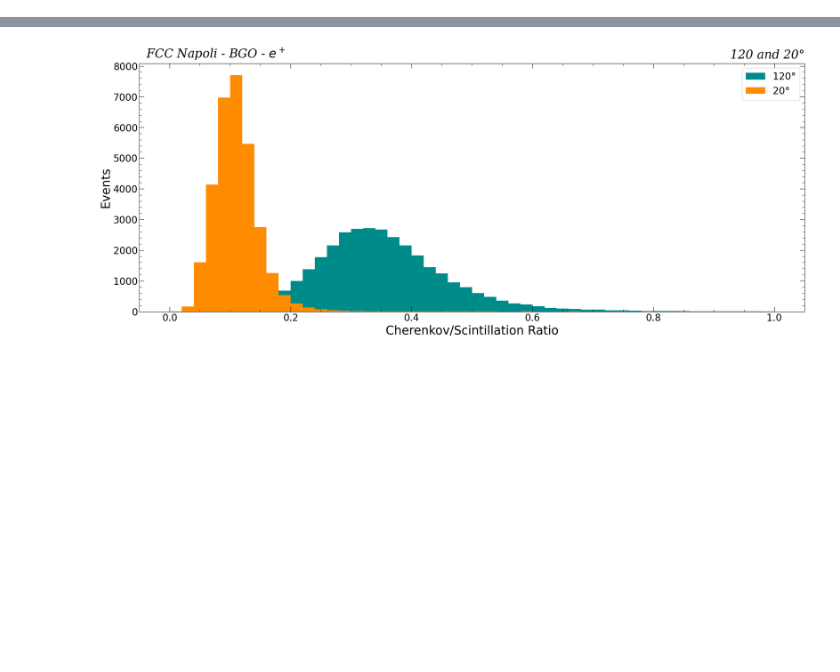
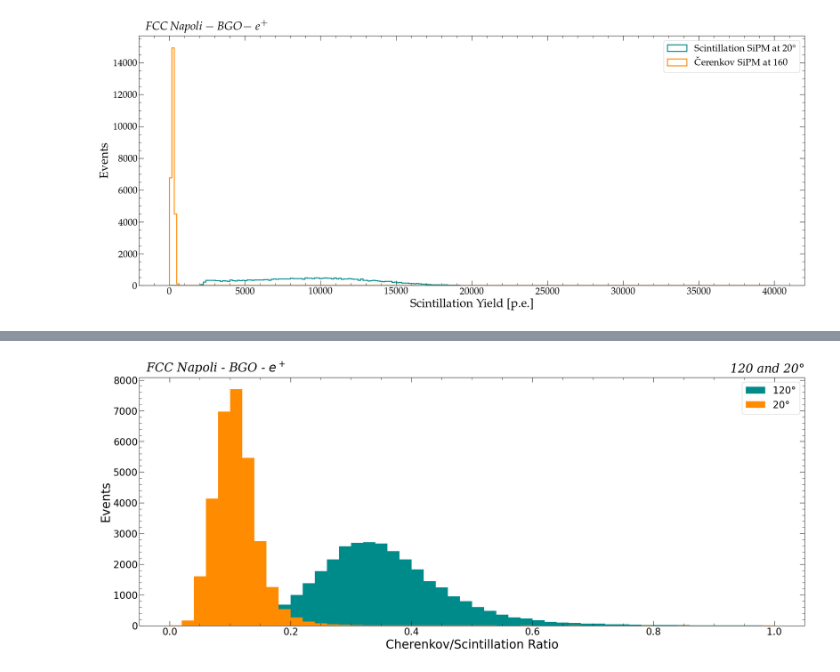
Before and after one commit to FCCNA/fcc-testbeam_analysis, a Jupyter notebook: Reading_Parquet.ipynb, the cells around one changed output, grey strips where cells are left out. Cells and saved outputs as stored; diff of their text form; code cells hidden in the pictures; blank space fills up the shorter version.

Commit message:
parqs file of fit

```diff
--- a/Reading_Parquet.ipynb
+++ b/Reading_Parquet.ipynb
@@ -55,4 +56,25 @@ for ch in [2]:
         df[ch][angle] = pd.read_parquet(f'Hardware_Fit/parqs/FitInfo_{name_piece}_{crystal}_{beam}_{angle}_Ch{ch}.parq')
         df[ch][angle]['c_over_s'] = df[ch][angle]['c'] / df[ch][angle]['s']
         df[ch][angle]['c_over_s_err'] = df[ch][angle]['c_over_s'] * np.sqrt((df[ch][angle]['errc'] / df[ch][angle]['c'])**2 + (df[ch][angle]['errs'] / df[ch][angle]['s'])**2)
+# %%
+for ch in [1]:
+    for angle in [0, 20, 40, 50]:
+        if angle == 110 or angle == 130:
+            continue
+        df[ch][angle] = pd.read_parquet(f'Hardware_Fit/parqs/FitInfo_{name_piece}_{crystal}_{beam}_{angle}_Ch{ch}.parq')
+        df[ch][angle]['c_over_s'] = df[ch][angle]['c'] / df[ch][angle]['s']
+        df[ch][angle]['c_over_s_err'] = df[ch][angle]['c_over_s'] * np.sqrt((df[ch][angle]['errc'] / df[ch][angle]['c'])**2 + (df[ch][angle]['errs'] / df[ch][angle]['s'])**2)
+# %%
+ch = 1
+title = "Scintillation Channel" if ch == 1 else "Čerenkov channel"
+custom_plot_layout(title=f'', xlabel="Scintillation Yield [p.e.]", ylabel="Events",  figsize=(21, 9), crystal = crystal, beam = beam_text)
+plt.hist(df[1][20]['s'], bins = 250, range = (0, 40000), color = 'darkcyan', histtype = 'step', linewidth = 2, label = "Scintillation SiPM at 20°")
+plt.hist(df[2][160]['s'], bins = 250, range = (0, 40000), color = 'darkorange', histtype = 'step', linewidth = 2, label = "Čerenkov SiPM at 160")
+plt.legend()
+plt.draw()
+fig = plt.gcf()
+fig.canvas.draw()
+plt.tight_layout()
+# %% [output]
+[figure, added]
 # %%
```
Also changed, not shown: parts of 9 cells of this notebook, 23 other files.
